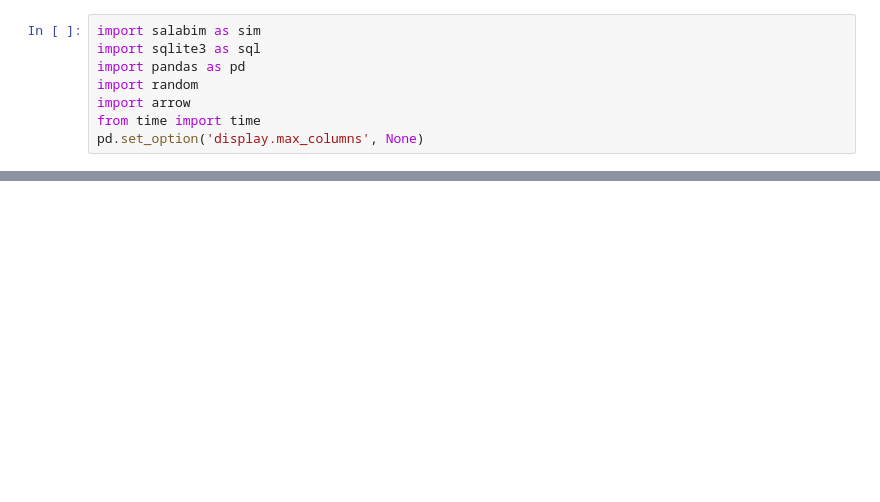
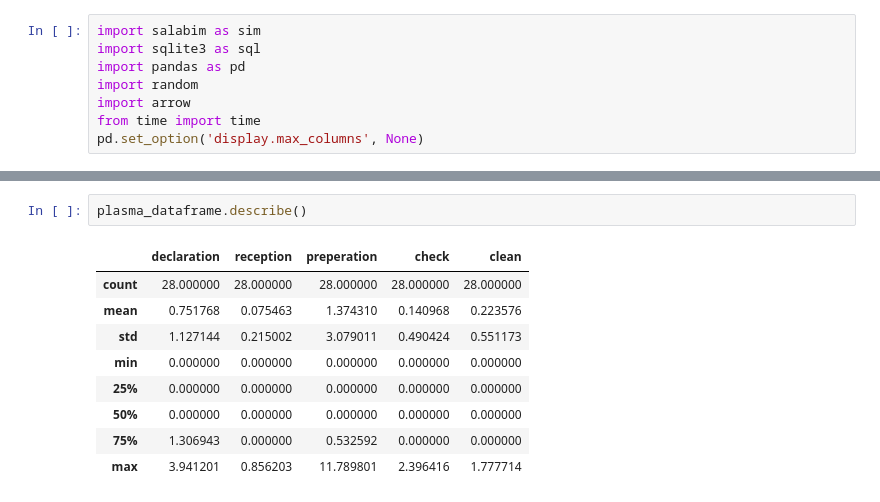
Before and after one commit to MikkelMathiesen/BloodDonation, a Jupyter notebook: Simulation.ipynb, the cells around one changed output, grey strips where cells are left out. Saved outputs shown, nothing was run; the diff lists cells and outputs as text; blank space fills up the shorter version.

```diff
--- a/Simulation.ipynb
+++ b/Simulation.ipynb
@@ -261,0 +311,12 @@ blood_collection_data = pd.read_sql_query("SELECT CPR_HASH as CPR, TID_MODTAGET
+# %%
+plasma_dataframe.describe()
+# %% [output]
+|  | declaration | reception | preperation | check | clean |
+| count | 28.000000 | 28.000000 | 28.000000 | 28.000000 | 28.000000 |
+| mean | 0.751768 | 0.075463 | 1.374310 | 0.140968 | 0.223576 |
+| std | 1.127144 | 0.215002 | 3.079011 | 0.490424 | 0.551173 |
+| min | 0.000000 | 0.000000 | 0.000000 | 0.000000 | 0.000000 |
+| 25% | 0.000000 | 0.000000 | 0.000000 | 0.000000 | 0.000000 |
+| 50% | 0.000000 | 0.000000 | 0.000000 | 0.000000 | 0.000000 |
+| 75% | 1.306943 | 0.000000 | 0.532592 | 0.000000 | 0.000000 |
+| max | 3.941201 | 0.856203 | 11.789801 | 2.396416 | 1.777714 |
```
Also changed, not shown: parts of 13 cells of this notebook.
